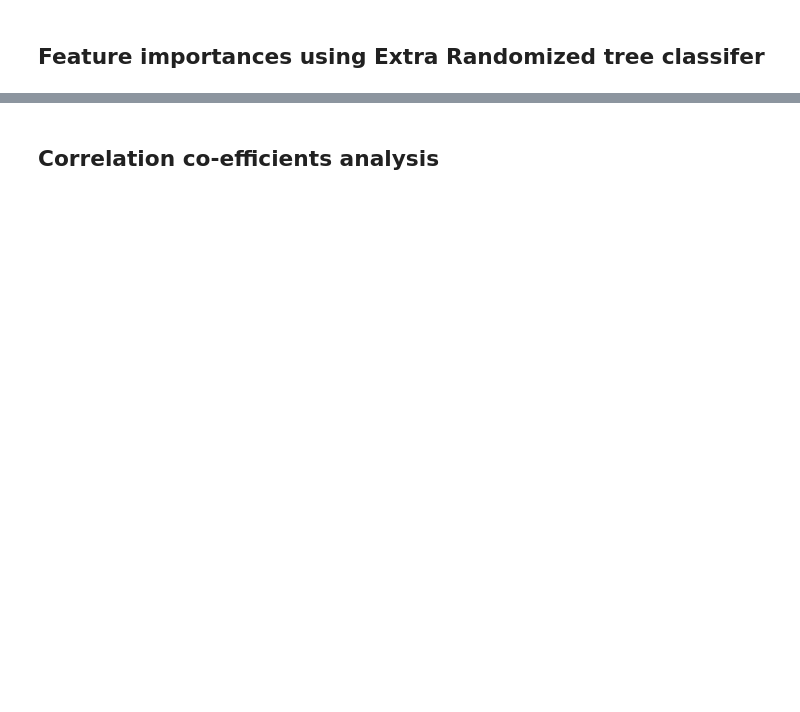
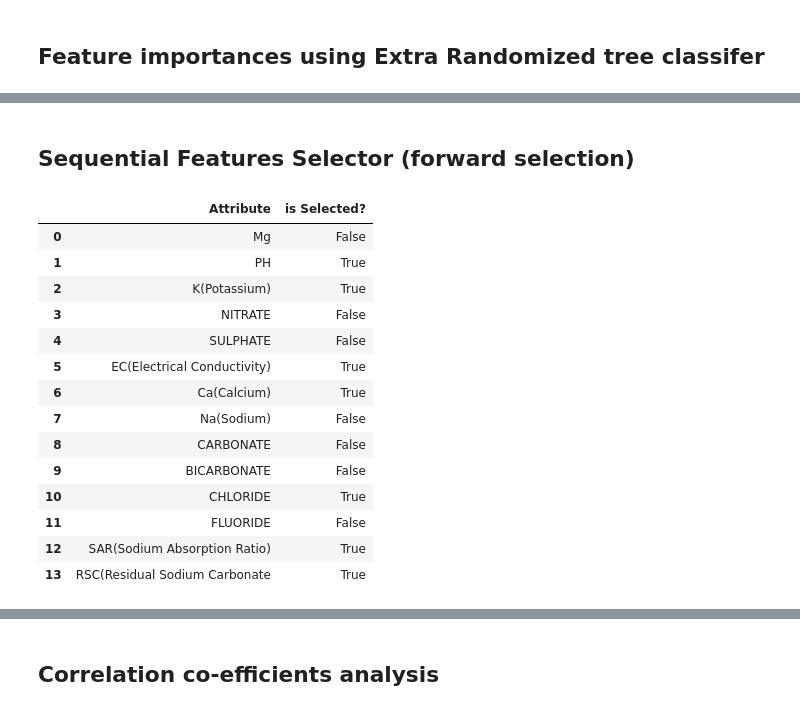
Before and after one commit to shashank68/water_quality_classifier, a Jupyter notebook: Featureselection/feature_selection.ipynb, the cells around one changed output, grey strips where cells are left out. Drawn from its saved outputs; the diff is of its cells as text; code cells hidden in the pictures; blank space fills up the shorter version.

Commit message:
Added more feature selection stuff
Signed-off-by: shashank68 <shashankindiamanoj@gmail.com>

```diff
--- a/Featureselection/feature_selection.ipynb
+++ b/Featureselection/feature_selection.ipynb
@@ -187,0 +190,30 @@ plt.show()
+# %% [markdown]
+## Sequential Features Selector (forward selection)
+# %%
+from sklearn.feature_selection import SequentialFeatureSelector
+from sklearn.tree import DecisionTreeClassifier
+
+clf = DecisionTreeClassifier()
+sfs = SequentialFeatureSelector(clf, n_features_to_select=7)
+sfs.fit(X, Y)
+isfeatureselected = sfs.get_support(indices=False)
+
+featureScores = pd.concat([pd.DataFrame(X.columns),pd.DataFrame(isfeatureselected)],axis=1)
+featureScores.columns = ['Attribute','is Selected?']
+featureScores
+# %% [output]
+|  | Attribute | is Selected? |
+| 0 | Mg | False |
+| 1 | PH | True |
+| 2 | K(Potassium) | True |
+| 3 | NITRATE | False |
+| 4 | SULPHATE | False |
+| 5 | EC(Electrical Conductivity) | True |
+| 6 | Ca(Calcium) | True |
+| 7 | Na(Sodium) | False |
+| 8 | CARBONATE | False |
+| 9 | BICARBONATE | False |
+| 10 | CHLORIDE | True |
+| 11 | FLUORIDE | False |
+| 12 | SAR(Sodium Absorption Ratio) | True |
+| 13 | RSC(Residual Sodium Carbonate | True |
```
Also changed, not shown: parts of 12 cells of this notebook.
